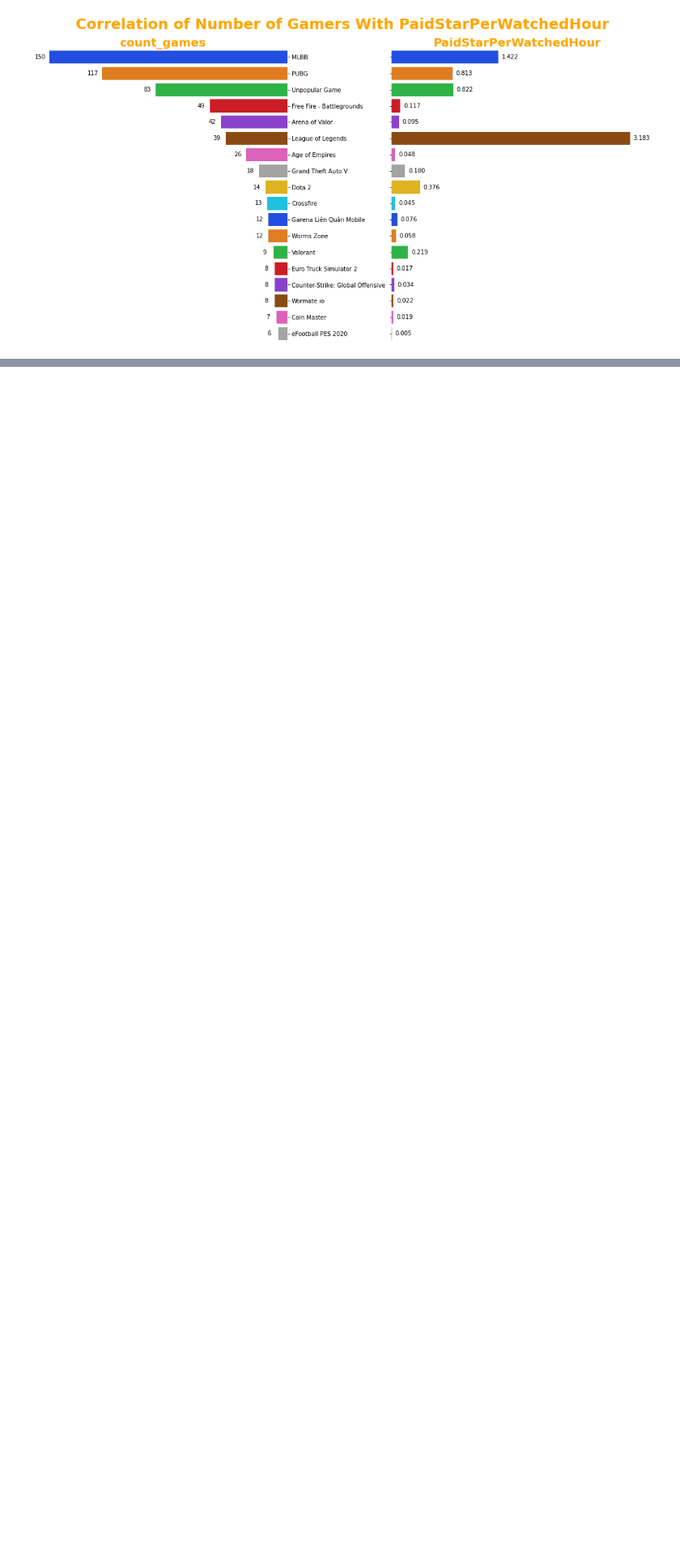
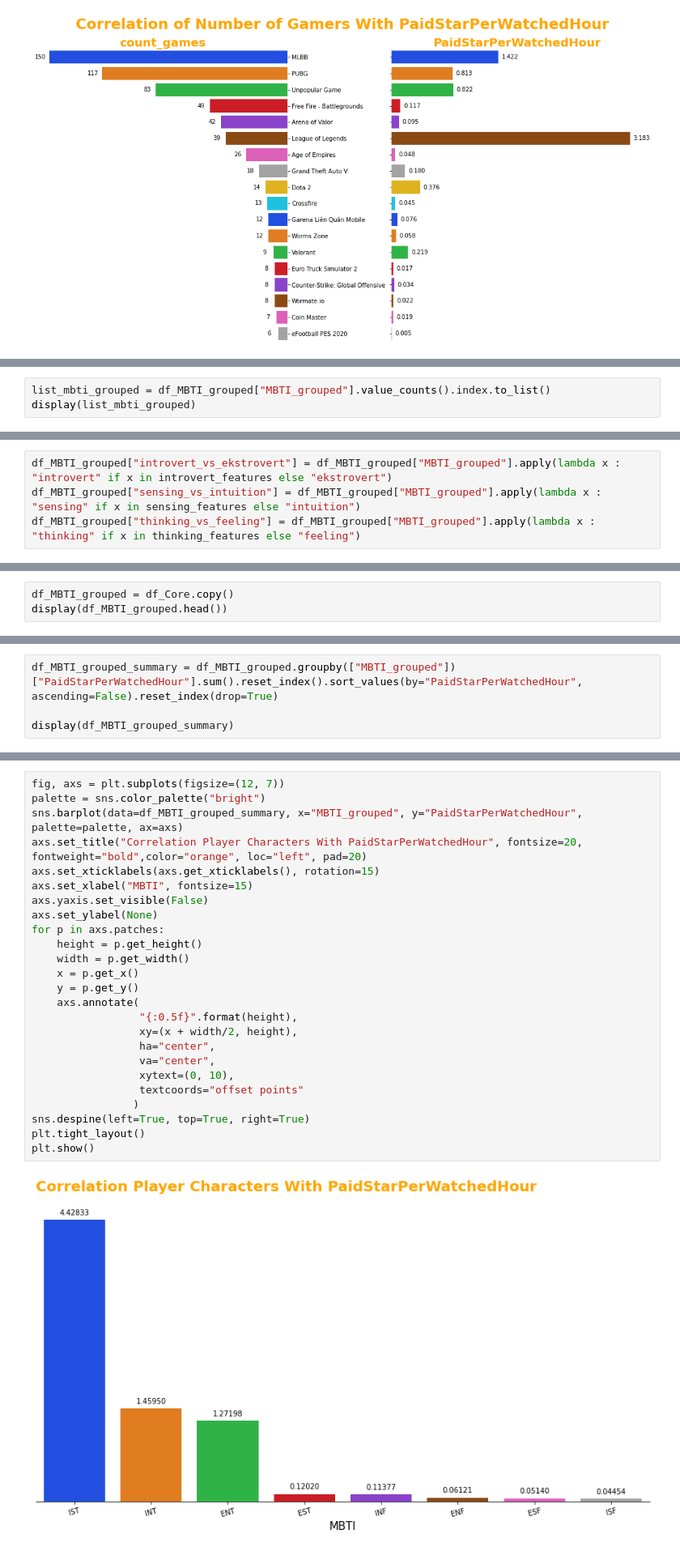
Before and after one commit to UsepSyaikalArifin/My-Projects, a Jupyter notebook: MAINGAMES Data Analyst/Jupyter Notebook/main.ipynb, the cells around one changed output, grey strips where cells are left out. Shown at 81% size. Drawn from its saved outputs; the diff is of its cells as text; blank space fills up the shorter version.

```diff
--- a/MAINGAMES Data Analyst/Jupyter Notebook/main.ipynb
+++ b/MAINGAMES Data Analyst/Jupyter Notebook/main.ipynb
@@ -571,0 +584,3 @@ plt.show()
+# %%
+list_mbti_grouped = df_MBTI_grouped["MBTI_grouped"].value_counts().index.to_list()
+display(list_mbti_grouped)
@@ -571,0 +628,4 @@ plt.show()
+# %%
+df_MBTI_grouped["introvert_vs_ekstrovert"] = df_MBTI_grouped["MBTI_grouped"].apply(lambda x : "introvert" if x in introvert_features else "ekstrovert")
+df_MBTI_grouped["sensing_vs_intuition"] = df_MBTI_grouped["MBTI_grouped"].apply(lambda x : "sensing" if x in sensing_features else "intuition")
+df_MBTI_grouped["thinking_vs_feeling"] = df_MBTI_grouped["MBTI_grouped"].apply(lambda x : "thinking" if x in thinking_features else "feeling")
@@ -571,0 +802,3 @@ plt.show()
+# %%
+df_MBTI_grouped = df_Core.copy()
+display(df_MBTI_grouped.head())
@@ -571,0 +812,4 @@ plt.show()
+# %%
+df_MBTI_grouped_summary = df_MBTI_grouped.groupby(["MBTI_grouped"])["PaidStarPerWatchedHour"].sum().reset_index().sort_values(by="PaidStarPerWatchedHour", ascending=False).reset_index(drop=True)
+
+display(df_MBTI_grouped_summary)
@@ -571,0 +826,27 @@ plt.show()
+# %%
+fig, axs = plt.subplots(figsize=(12, 7))
+palette = sns.color_palette("bright")
+sns.barplot(data=df_MBTI_grouped_summary, x="MBTI_grouped", y="PaidStarPerWatchedHour", palette=palette, ax=axs)
+axs.set_title("Correlation Player Characters With PaidStarPerWatchedHour", fontsize=20, fontweight="bold",color="orange", loc="left", pad=20)
+axs.set_xticklabels(axs.get_xticklabels(), rotation=15)
+axs.set_xlabel("MBTI", fontsize=15)
+axs.yaxis.set_visible(False)
+axs.set_ylabel(None)
+for p in axs.patches:
+    height = p.get_height()
+    width = p.get_width()
+    x = p.get_x()
+    y = p.get_y()
+    axs.annotate(
+                 "{:0.5f}".format(height),
+                 xy=(x + width/2, height),
+                 ha="center",
+                 va="center",
+                 xytext=(0, 10),
+                 textcoords="offset points"
+                )
+sns.despine(left=True, top=True, right=True)
+plt.tight_layout()
+plt.show()
+# %% [output]
+[figure, added]
```
Also changed, not shown: parts of 11 cells of this notebook.
